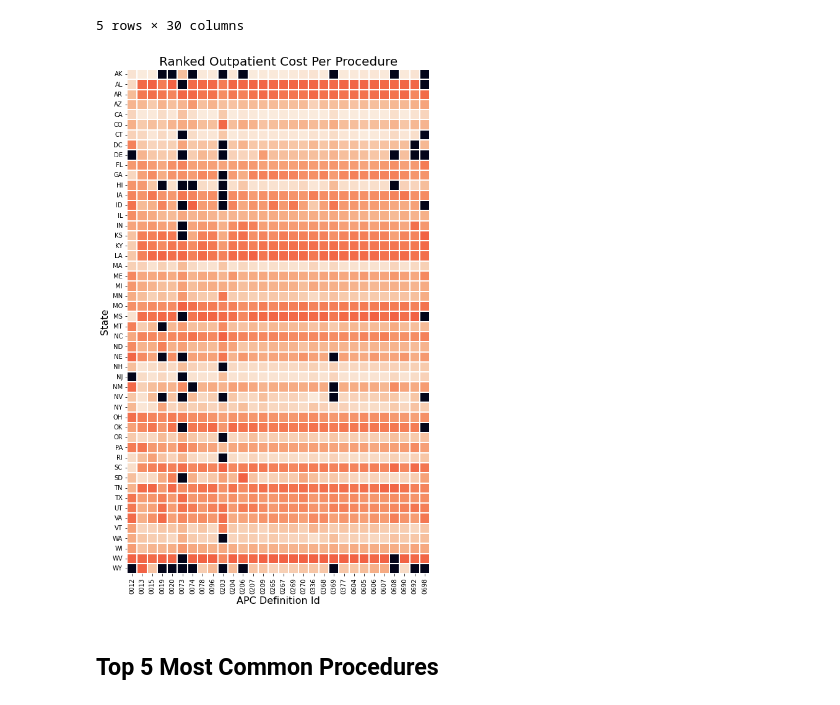
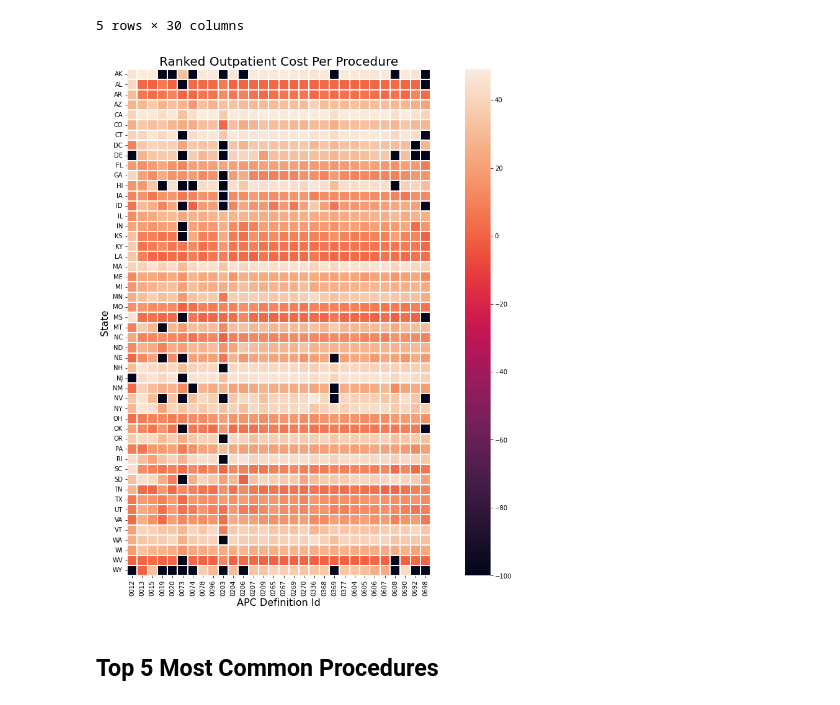
Before and after one commit to blueming-camelia/CIS6397_Project, a Jupyter notebook: outpatientData.ipynb, the cells around one changed output. Cells and saved outputs as stored; diff of their text form; code cells hidden in the pictures.

```diff
--- a/outpatientData.ipynb
+++ b/outpatientData.ipynb
@@ -201,14 +201,15 @@ _df.head()
 | CA | 40.0 | 48 | 48 | 43.0 | 47.0 | 33.0 | 44.0 | 49 | 49 | 36.0 | ... | ... |
 5 rows × 30 columns
 # %%
-plt.figure(figsize=(25,15))
-sns.heatmap(_df, square=True, vmin=-100, cbar=False, linewidths=0.1)
+#darker shade = more expensive
+plt.figure(figsize=(20,15))
+sns.heatmap(_df, square=True, vmin=-100, cbar=True, linewidths=0.1)
 plt.title('Ranked Outpatient Cost Per Procedure', fontsize=20)
 plt.ylabel('State', fontsize=16)
 plt.xlabel('APC Definition Id', fontsize=16)
 plt.show()
 # %% [output]
-[figure, old version]
+[figure, new version]
 # %% [markdown]
 ## Top 5 Most Common Procedures
 # %%
```
Also changed, not shown: 1 other file.
